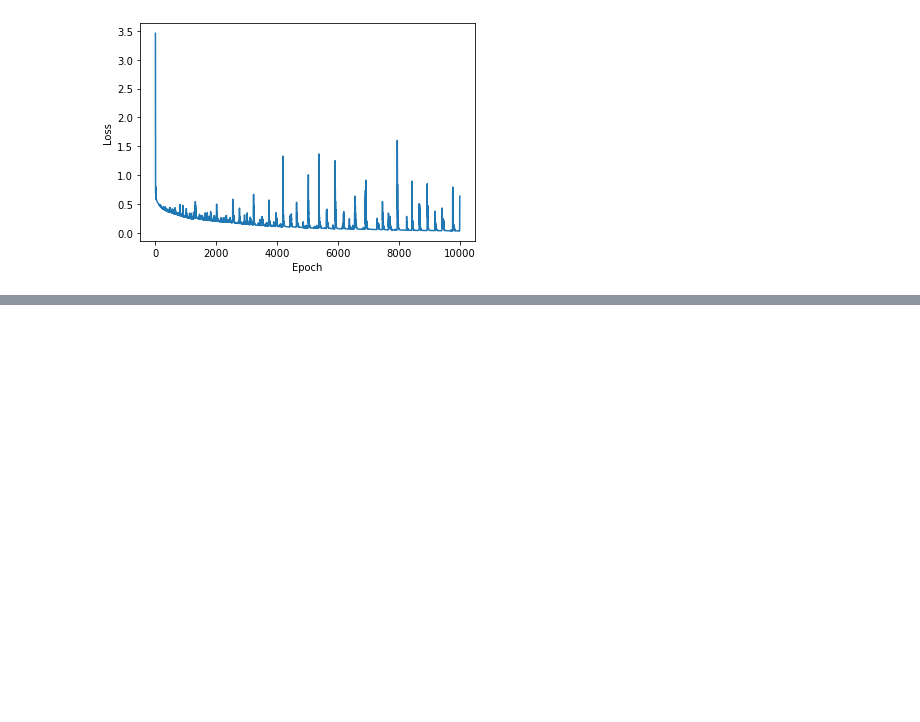
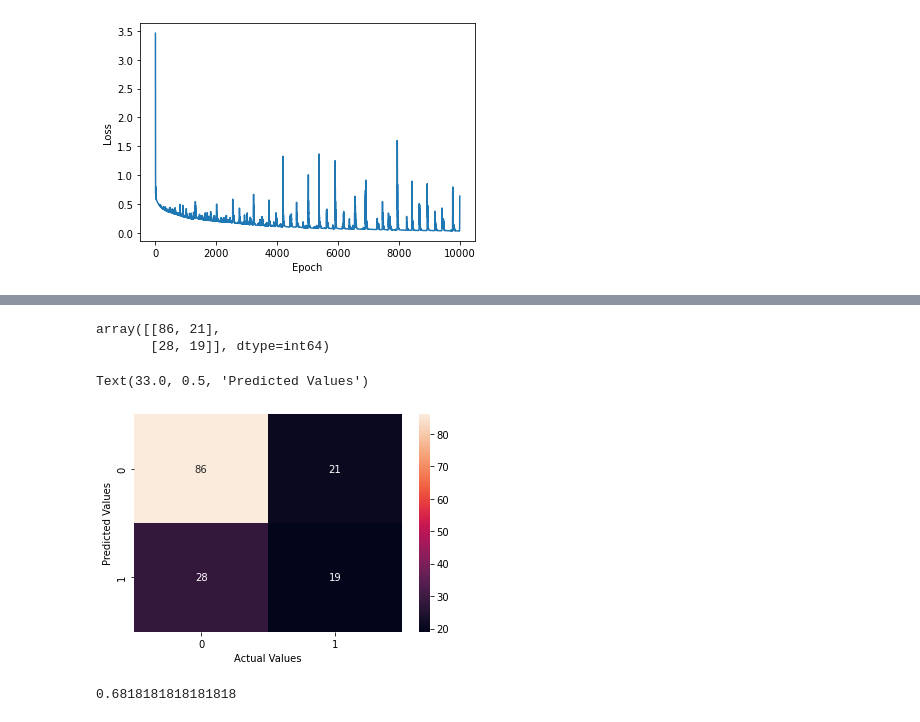
Before and after one commit to Divyansh-ag14/random-datasets, a Jupyter notebook: pytorch ann/pytorch_ann.ipynb, the cells around one changed output, grey strips where cells are left out. Saved outputs shown, nothing was run; the diff lists cells and outputs as text; code cells hidden in the pictures; blank space fills up the shorter version.

```diff
--- a/pytorch ann/pytorch_ann.ipynb
+++ b/pytorch ann/pytorch_ann.ipynb
@@ -139,0 +160,20 @@ with torch.no_grad():
+# %%
+from sklearn.metrics import confusion_matrix
+cm=confusion_matrix(y_test,predictions)
+cm
+# %% [output]
+array([[86, 21],
+       [28, 19]], dtype=int64)
+# %%
+sns.heatmap(cm, annot=True)
+plt.xlabel('Actual Values')
+plt.ylabel('Predicted Values')
+# %% [output]
+Text(33.0, 0.5, 'Predicted Values')
+[figure, added]
+# %%
+from sklearn.metrics import accuracy_score
+score=accuracy_score(y_test,predictions)
+score
+# %% [output]
+0.6818181818181818
```
Also changed, not shown: parts of 1 cell of this notebook.
